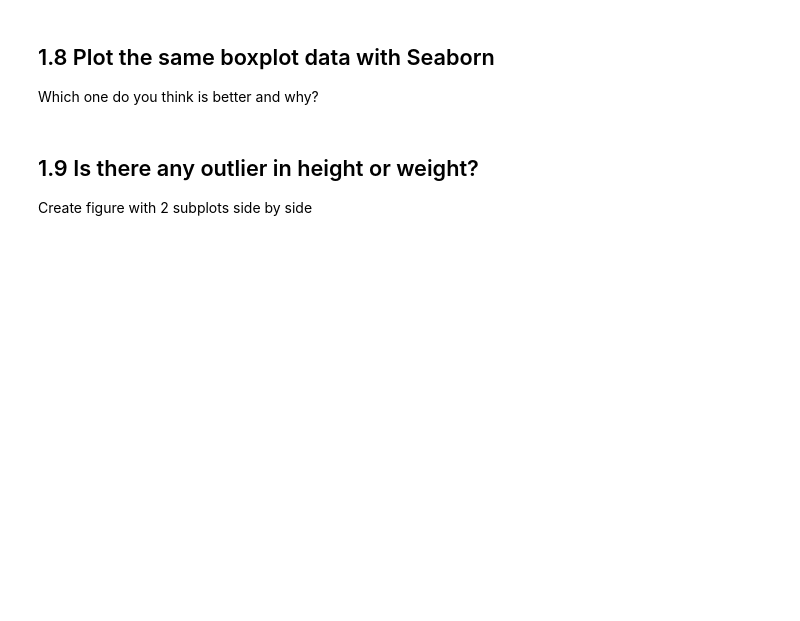
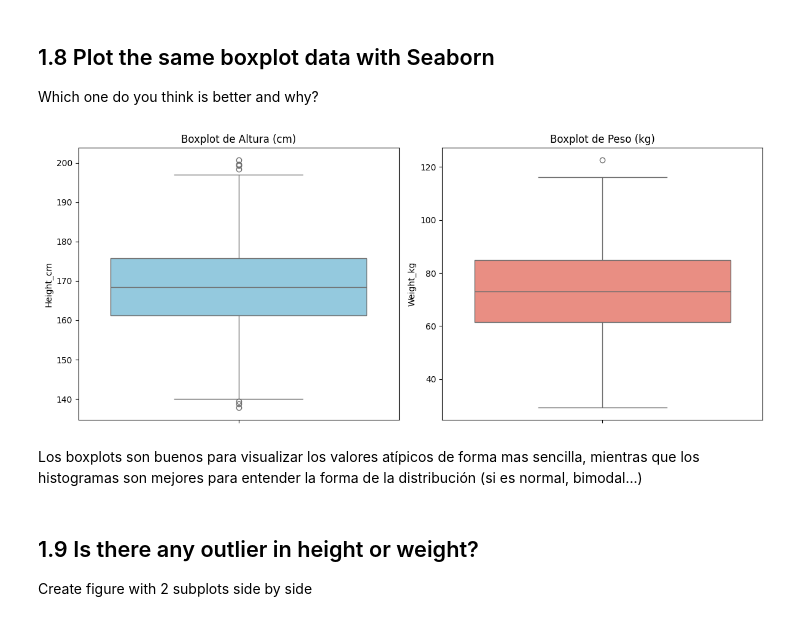
Before and after one commit to GaelDiazLopez-Edu/Task_2.1_Visualization, a Jupyter notebook: plot_distribution_exercise.ipynb, the cells around one changed output. Cells and saved outputs as stored; diff of their text form; code cells hidden in the pictures; blank space fills up the shorter version.

```diff
--- a/plot_distribution_exercise.ipynb
+++ b/plot_distribution_exercise.ipynb
@@ -153,6 +175,23 @@ Create a unique double plot for Weight and Height with 'Gender' as 'hue'
 ## 1.8 Plot the same boxplot data with Seaborn
 
 Which one do you think is better and why?
+# %%
+plt.figure(figsize=(12, 5))
+
+plt.subplot(1, 2, 1)
+sns.boxplot(data=df_wh, y='Height_cm', color='skyblue')
+plt.title('Boxplot de Altura (cm)')
+
+plt.subplot(1, 2, 2)
+sns.boxplot(data=df_wh, y='Weight_kg', color='salmon')
+plt.title('Boxplot de Peso (kg)')
+
+plt.tight_layout()
+plt.show()
+# %% [output]
+[figure, added]
+# %% [markdown]
+Los boxplots son buenos para visualizar los valores atípicos de forma mas sencilla, mientras que los histogramas son mejores para entender la forma de la distribución (si es normal, bimodal...)
 # %% [markdown]
 ## 1.9 Is there any outlier in height or weight?
 
```
Also changed, not shown: parts of 5 cells of this notebook.
